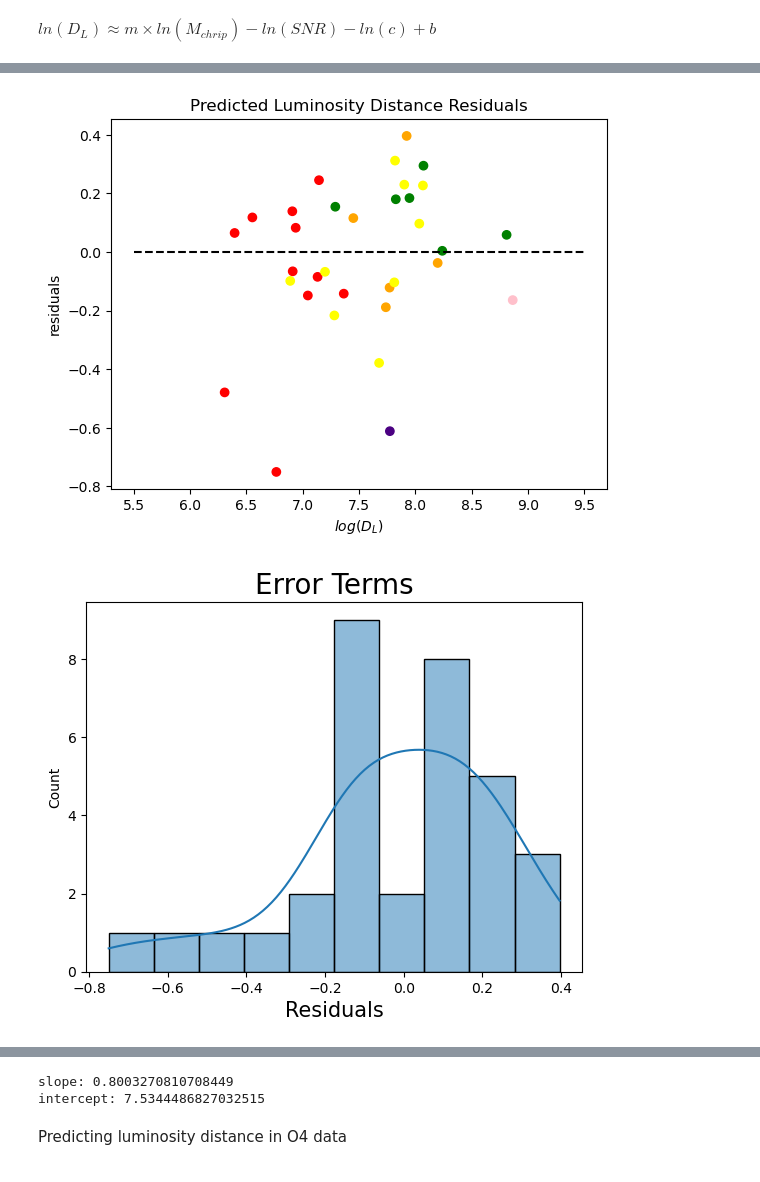
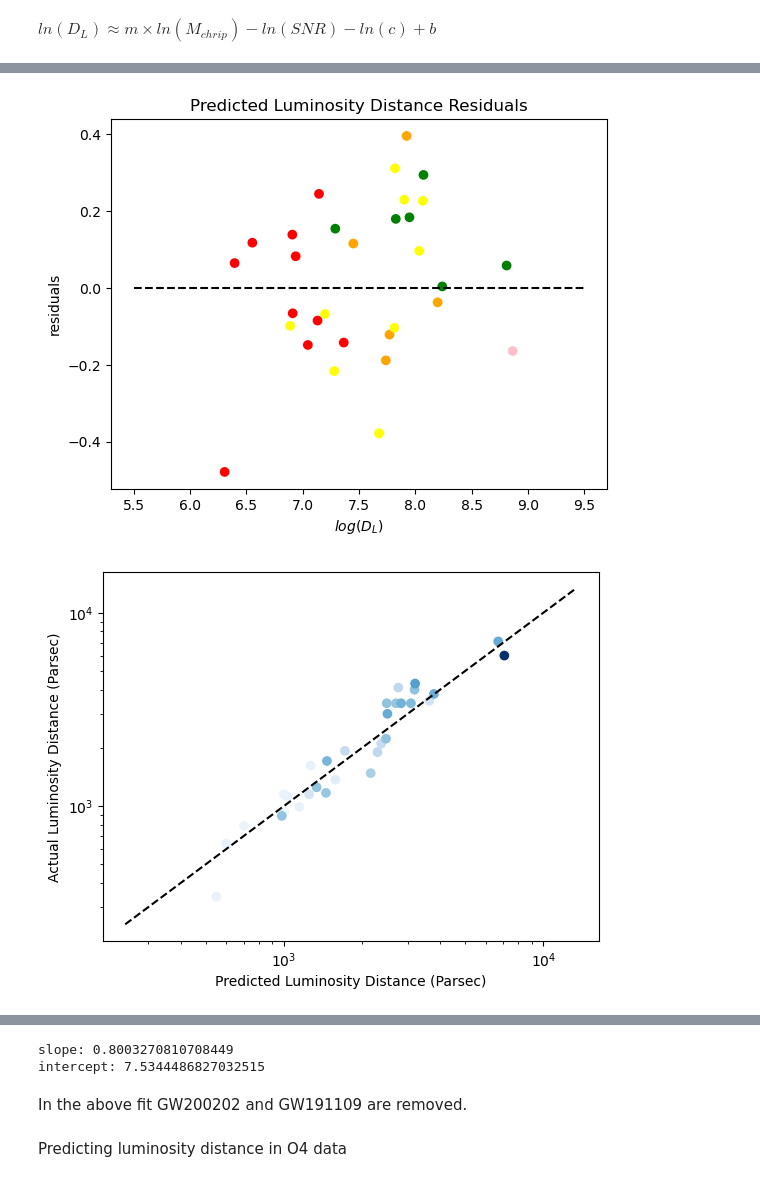
Before and after one commit to AndrewValentini/Gravitational-Waves-Research-23-24, a Jupyter notebook: Data Analysis/testing.ipynb, the cells around one changed output, grey strips where cells are left out. Cells and saved outputs as stored; diff of their text form; code cells hidden in the pictures.

Commit message:
Cleaning up graphs

```diff
--- a/Data Analysis/testing.ipynb
+++ b/Data Analysis/testing.ipynb
@@ -292,3 +284,25 @@ print(f"intercept: {b}")
 [figure]
 slope: 0.8003270810708449
 intercept: 7.5344486827032515
+# %%
+sub_O3_BBH = O3_BBH[(O3_BBH["chirp_mass_source"] != 7.49)] #& (O3_BBH["chirp_mass_source"] != 47.5)]
+
+plt.scatter(sub_O3_BBH["chirp_mass_source"], sub_O3_BBH["luminosity_distance"] * sub_O3_BBH["network_matched_filter_snr"], c=sub_O3_BBH["chirp_mass_source"], cmap=cm1, vmin=min_O4_mass)
+
+coefficients = np.polyfit(np.log(sub_O3_BBH["chirp_mass_source"]), np.log(sub_O3_BBH["luminosity_distance"] * sub_O3_BBH["network_matched_filter_snr"]), 1)
+m, b = coefficients
+fit_line_O3_BBH = np.poly1d(coefficients)
+x = np.linspace(1, 6, 100)
+plt.plot(np.e ** x, np.e ** fit_line_O3_BBH(x), color="black", linestyle="--", label=f"$m={m:.2f}$, $b={b:.2f}$")
+
+plt.legend()
+plt.yscale("log")
+plt.xscale("log")
+plt.axis('equal')
+plt.ylabel("SNR $\\times$ Luminosity Distance")
+plt.xlabel("Chirp Mass ($M_{\odot}$)")
+plt.show()
+
+m, b = coefficients
+print(f"slope: {m}")
+print(f"intercept: {b}")
@@ -305,5 +400,5 @@ $ln(D_L)\approx m\times ln(M_{chrip}) - ln(SNR) - ln(c) + b$
 # %%
-O3_BBH_df = O3_BBH
+O3_BBH_df = O3_BBH[(O3_BBH["simple_name"] != "GW200202") & (O3_BBH["simple_name"] != "GW191109")]
 
 predicted_luminosity_distances = m * np.log(O3_BBH_df["chirp_mass_source"]) - np.log(O3_BBH_df["network_matched_filter_snr"]) + b
 
@@ -341,6 +436,27 @@ plt.ylabel("residuals")
 plt.xlabel("$log(D_L)$")
 plt.show()
 
+# New Plots
+plt.scatter(np.e ** predicted_luminosity_distances,O3_BBH_df["luminosity_distance"], c = O3_BBH_df["chirp_mass"], cmap=cm1, vmin=min_O4_mass)
+
+x = np.e ** np.linspace(5.5, 9.5, 10)
+plt.plot(x,x, color = "black", linestyle="--", label="$R^2$ = {:.3f}".format(r2_score(np.log(O3_BBH_df["luminosity_distance"]), predicted_luminosity_distances)))
+#plt.axis('equal')
+plt.ylabel("Actual Luminosity Distance (Parsec)")
+plt.yscale("log")
+plt.xlabel("Predicted Luminosity Distance (Parsec)")
+plt.xscale("log")
+plt.show()
+
+x = np.e ** np.linspace(5.5, 9.5, 10)
+plt.plot(x,np.zeros(10), color = "black", linestyle="--", label="$R^2$ = {:.3f}".format(r2_score(np.log(O3_BBH_df["luminosity_distance"]), predicted_luminosity_distances)))
+plt.scatter(np.e ** predicted_luminosity_distances,np.log(O3_BBH_df["luminosity_distance"]) - predicted_luminosity_distances, c = O3_BBH_df["chirp_mass"], cmap=cm1, vmin=min_O4_mass)
+plt.ylabel("Residuals")
+plt.xlabel("Actual Luminosity Distance (Parsec)")
+plt.xscale("log")
+plt.show()
+# New Plots
+
 residuals = np.log(O3_BBH_df["luminosity_distance"]) - predicted_luminosity_distances
 
 sns.histplot(residuals, bins = 10, kde=True) # you may select the no. of bins
@@ -356,2 +472,2 @@ print(f"intercept: {b}")
-[figure, old version]
+[figure, new version]
-[figure, old version]
+[figure, new version]
@@ -358,5 +476,7 @@ print(f"intercept: {b}")
 slope: 0.8003270810708449
 intercept: 7.5344486827032515
+# %% [markdown]
+In the above fit GW200202 and GW191109 are removed.
 # %% [markdown]
 Predicting luminosity distance in O4 data
 # %% [markdown]
```
Also changed, not shown: parts of 22 cells of this notebook, 1 other file.
